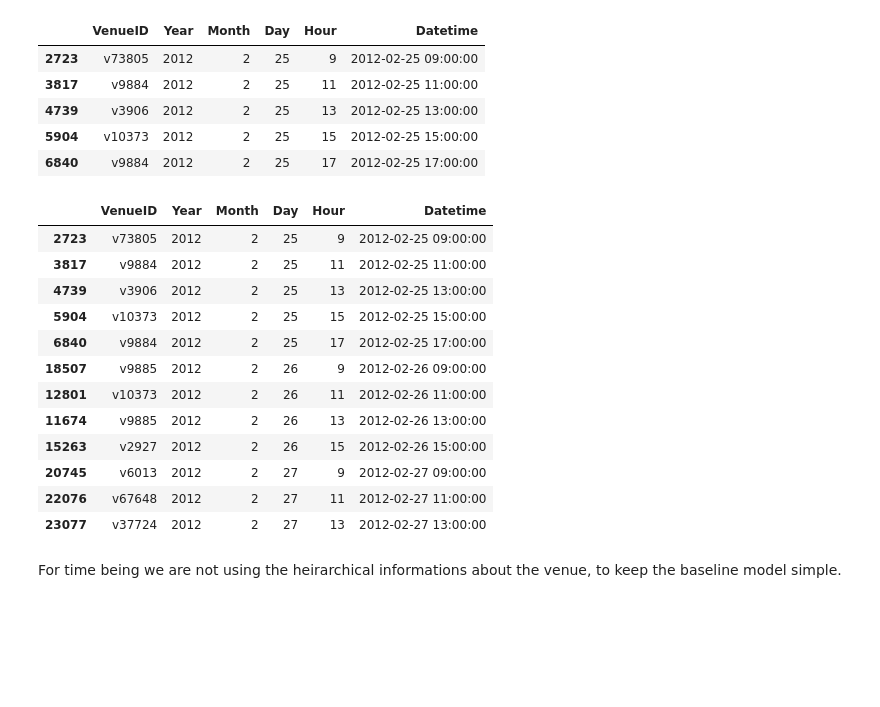
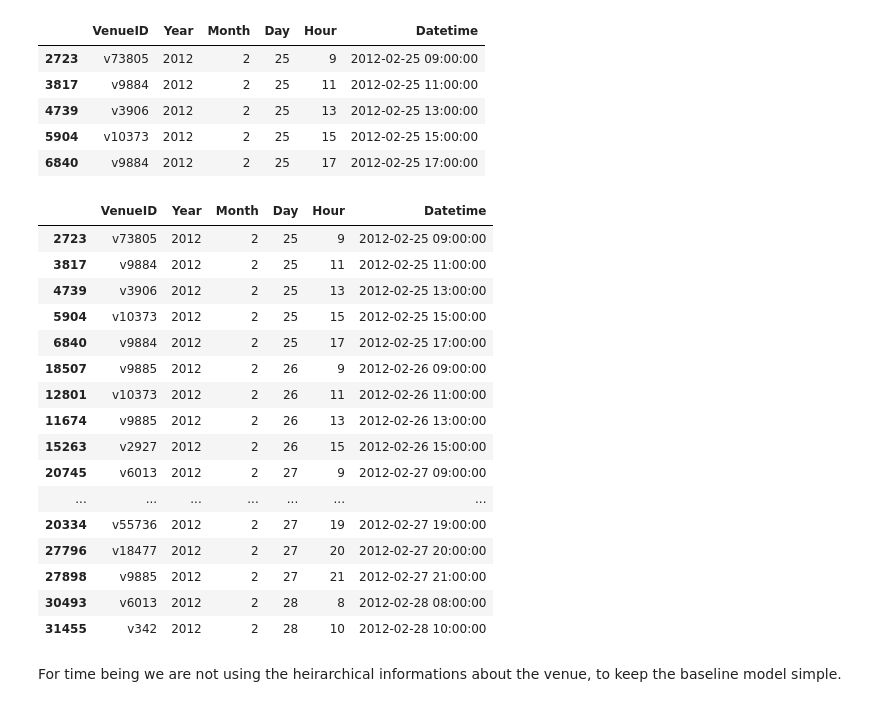
Before and after one commit to manjitullal/foursquare, a Jupyter notebook: FourSquare_Temporal_RNN.ipynb, the cells around one changed output. Cells and saved outputs as stored; diff of their text form; code cells hidden in the pictures; blank space fills up the shorter version.

```diff
--- a/FourSquare_Temporal_RNN.ipynb
+++ b/FourSquare_Temporal_RNN.ipynb
@@ -176,21 +233,25 @@ Checkin_u1205_nodup.head()
 | 5904 | v10373 | 2012 | 2 | 25 | 15 | 2012-02-25 15:00:00 |
 | 6840 | v9884 | 2012 | 2 | 25 | 17 | 2012-02-25 17:00:00 |
 # %%
-Checkin_u1205_nodup.iloc[:12]
+Checkin_u1205_nodup.iloc[:20]
 # %% [output]
 |  | VenueID | Year | Month | Day | Hour | Datetime |
 | 2723 | v73805 | 2012 | 2 | 25 | 9 | 2012-02-25 09:00:00 |
 | 3817 | v9884 | 2012 | 2 | 25 | 11 | 2012-02-25 11:00:00 |
 | 4739 | v3906 | 2012 | 2 | 25 | 13 | 2012-02-25 13:00:00 |
 | 5904 | v10373 | 2012 | 2 | 25 | 15 | 2012-02-25 15:00:00 |
 | 6840 | v9884 | 2012 | 2 | 25 | 17 | 2012-02-25 17:00:00 |
 | 18507 | v9885 | 2012 | 2 | 26 | 9 | 2012-02-26 09:00:00 |
 | 12801 | v10373 | 2012 | 2 | 26 | 11 | 2012-02-26 11:00:00 |
 | 11674 | v9885 | 2012 | 2 | 26 | 13 | 2012-02-26 13:00:00 |
 | 15263 | v2927 | 2012 | 2 | 26 | 15 | 2012-02-26 15:00:00 |
 | 20745 | v6013 | 2012 | 2 | 27 | 9 | 2012-02-27 09:00:00 |
-| 22076 | v67648 | 2012 | 2 | 27 | 11 | 2012-02-27 11:00:00 |
-| 23077 | v37724 | 2012 | 2 | 27 | 13 | 2012-02-27 13:00:00 |
+| ... | ... | ... | ... | ... | ... | ... |
+| 20334 | v55736 | 2012 | 2 | 27 | 19 | 2012-02-27 19:00:00 |
+| 27796 | v18477 | 2012 | 2 | 27 | 20 | 2012-02-27 20:00:00 |
+| 27898 | v9885 | 2012 | 2 | 27 | 21 | 2012-02-27 21:00:00 |
+| 30493 | v6013 | 2012 | 2 | 28 | 8 | 2012-02-28 08:00:00 |
+| 31455 | v342 | 2012 | 2 | 28 | 10 | 2012-02-28 10:00:00 |
 # %% [markdown]
 For time being we are not using the heirarchical informations about the venue, to keep the baseline model simple.
 # %% [markdown]
```
Also changed, not shown: parts of 35 cells of this notebook.
